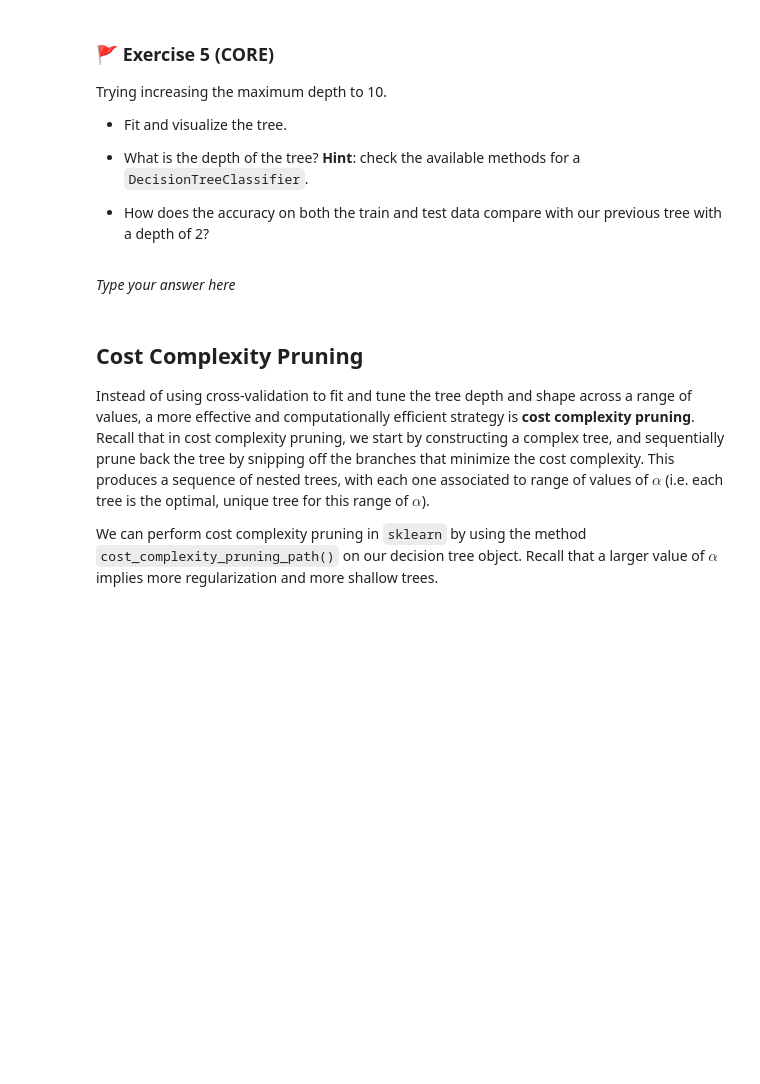
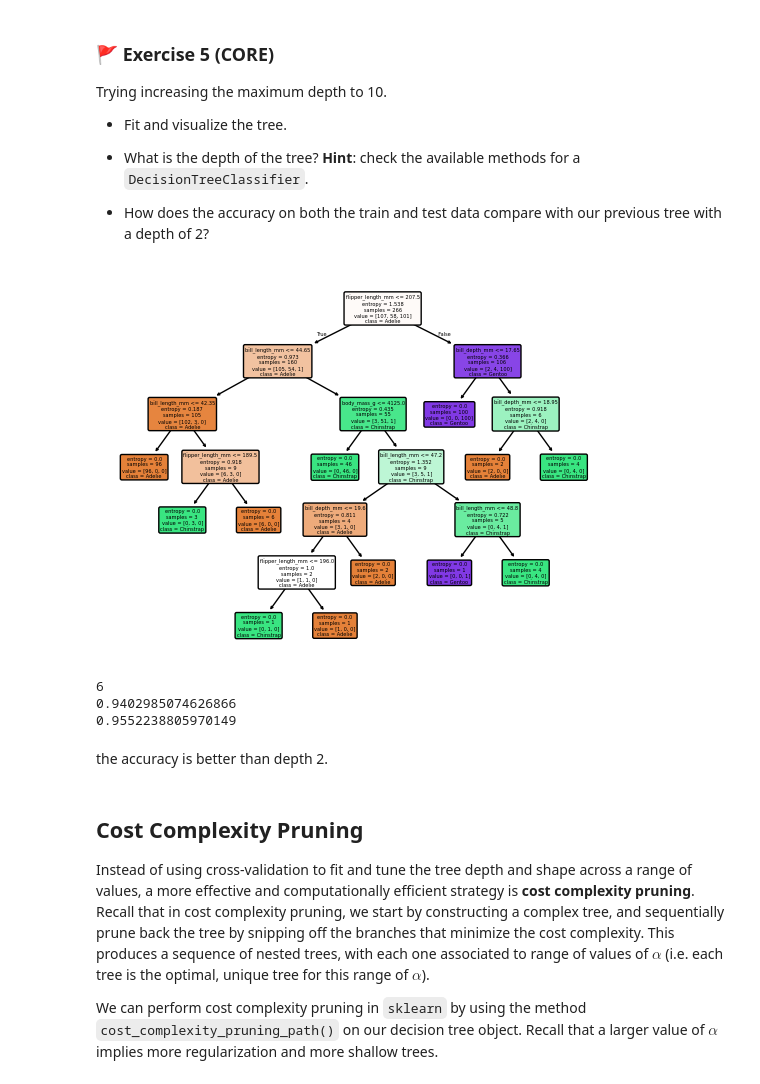
Before and after one commit to s2777427/MLP_2026_week08, a Jupyter notebook: mlp_week08.ipynb, the cells around one changed output. Saved outputs shown, nothing was run; the diff lists cells and outputs as text; code cells hidden in the pictures; blank space fills up the shorter version.

```diff
--- a/mlp_week08.ipynb
+++ b/mlp_week08.ipynb
@@ -291,5 +289,22 @@ Trying increasing the maximum depth to 10.
-# %% [markdown]
-_Type your answer here_
+# %%
+# Code for your answer here
+from sklearn.metrics import accuracy_score
+tree_clf3=DecisionTreeClassifier(max_depth=10,criterion='entropy')
+tree_clf3.fit(X_train,y_train)
+plot_tree(tree_clf3,rounded = True, filled = True, feature_names=X_train.columns, class_names = tree_clf3.classes_)
+plt.show()
+print(tree_clf3.get_depth())
+test1_ac = accuracy_score(y_test, tree_clf.predict(X_test))
+test3_ac = accuracy_score(y_test, tree_clf3.predict(X_test))
+print(test1_ac)
+print(test3_ac)
+# %% [output]
+[figure, added]
+6
+0.9402985074626866
+0.9552238805970149
+# %% [markdown]
+the accuracy is better than depth 2.
 # %% [markdown]
 ## Cost Complexity Pruning
 
```
Also changed, not shown: parts of 1 cell of this notebook.
